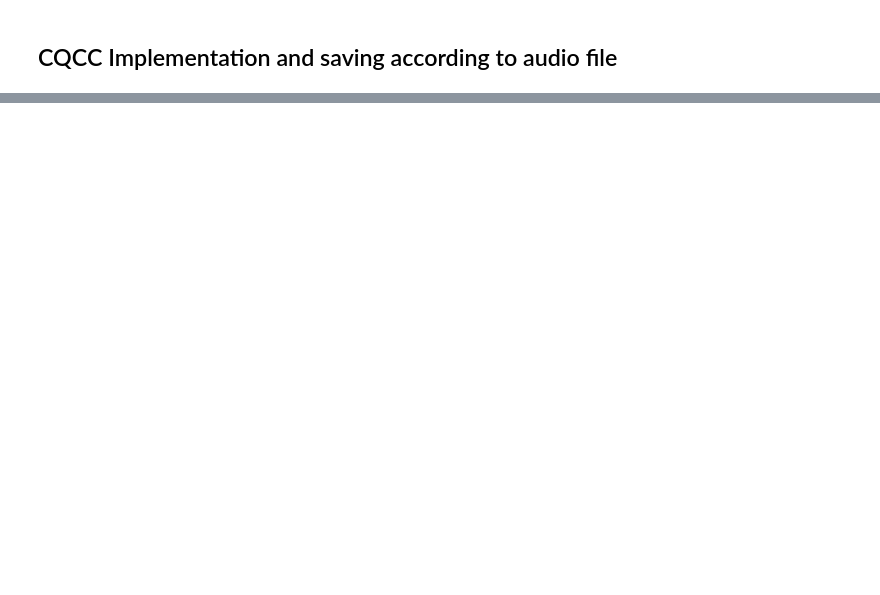
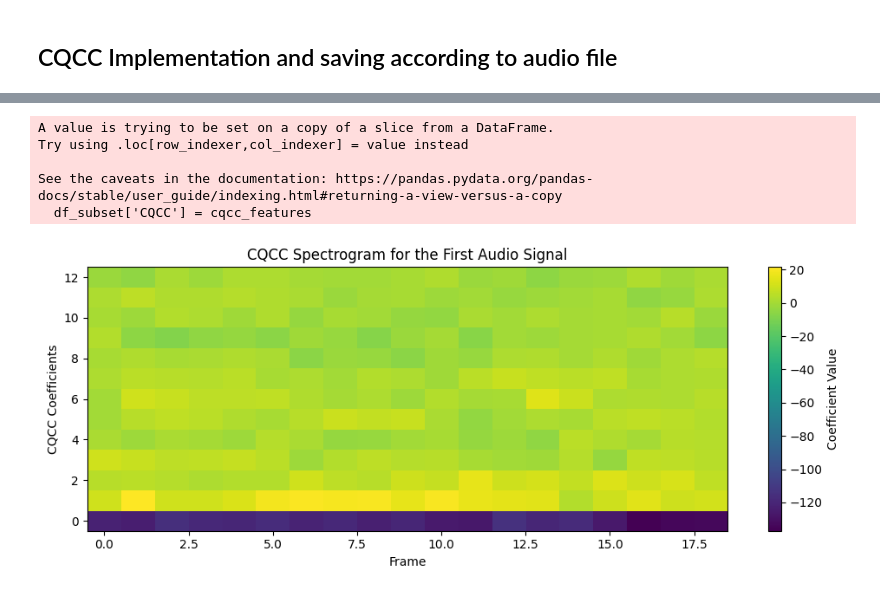
Before and after one commit to CaCuCkA/ukranian-spoken-digits, a Jupyter notebook: audio_digits_recognition.ipynb, the cells around one changed output, grey strips where cells are left out. Cells and saved outputs as stored; diff of their text form; code cells hidden in the pictures; blank space fills up the shorter version.

```diff
--- a/audio_digits_recognition.ipynb
+++ b/audio_digits_recognition.ipynb
@@ -199,3 +168,50 @@ See the caveats in the documentation: https://pandas.pydata.org/pandas-docs/stab
+# %%
+from scipy.interpolate import interp1d
+def extract_CQCC(file_path, n_bins=96, fmin=None, fmax=None, n_ceps=13):
+    audio_path = file_path
+    y, sr = librosa.load(audio_path)
+    if fmin is None:
+        fmin = librosa.note_to_hz('C1')
+    # Ensure maximum frequency is set, default to Nyquist
+    if fmax is None:
+        fmax = sr / 2
+    CQT = np.abs(librosa.cqt(y, sr=sr, fmin=fmin, n_bins=n_bins, bins_per_octave=n_bins//8, hop_length=512))
+    log_CQT = np.log(CQT**2 + np.finfo(float).eps)
+    freqs = librosa.cqt_frequencies(n_bins, fmin = fmin, bins_per_octave=n_bins//8)
+    target_freqs = np.linspace(freqs[0], freqs[-1], num=log_CQT.shape[0])
+    resampled_log_CQT = np.zeros_like(log_CQT)
+    for i in range(log_CQT.shape[1]):
+        interp_func = interp1d(freqs, log_CQT[:, i])
+        resampled_log_CQT[:, i] = interp_func(target_freqs)
+
+    cqcc = dct(resampled_log_CQT, type=2, axis=0, norm='ortho')[:n_ceps, :]
+
+    return cqcc
+
+cqcc_features = []
+for file_path in df_subset['file_path']:
+    cqcc = extract_CQCC(file_path)
+    cqcc_features.append(cqcc)
+
+df_subset['CQCC'] = cqcc_features
+# %% [output]
+A value is trying to be set on a copy of a slice from a DataFrame.
+Try using .loc[row_indexer,col_indexer] = value instead
+
+See the caveats in the documentation: https://pandas.pydata.org/pandas-docs/stable/user_guide/indexing.html#returning-a-view-versus-a-copy
+  df_subset['CQCC'] = cqcc_features
+# %%
+first_cqcc_features = cqcc_features[0]
+plt.figure(figsize=(10, 4))
+plt.imshow(first_cqcc_features, aspect='auto', origin='lower', cmap='viridis')
+plt.title('CQCC Spectrogram for the First Audio Signal')
+plt.ylabel('CQCC Coefficients')
+plt.xlabel('Frame')
+plt.colorbar(label='Coefficient Value')
+plt.tight_layout()
+plt.show()
+# %% [output]
+[figure, added]
 # %%
 print(df_subset.head())
 # %% [output]
```
Also changed, not shown: parts of 6 cells of this notebook.
